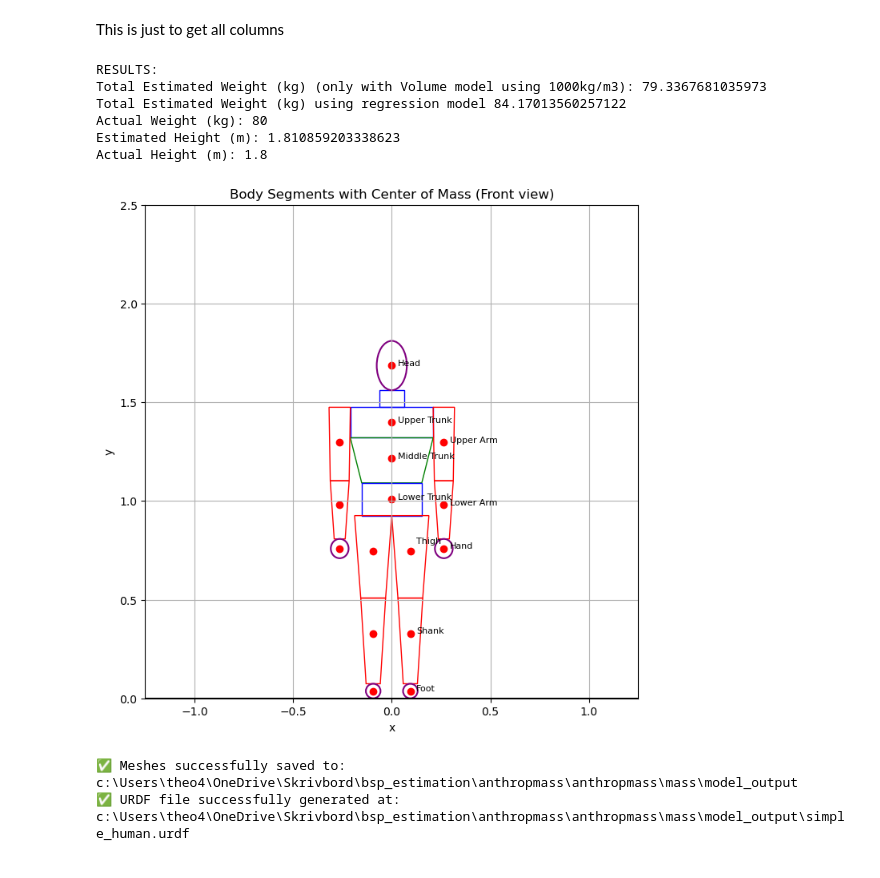
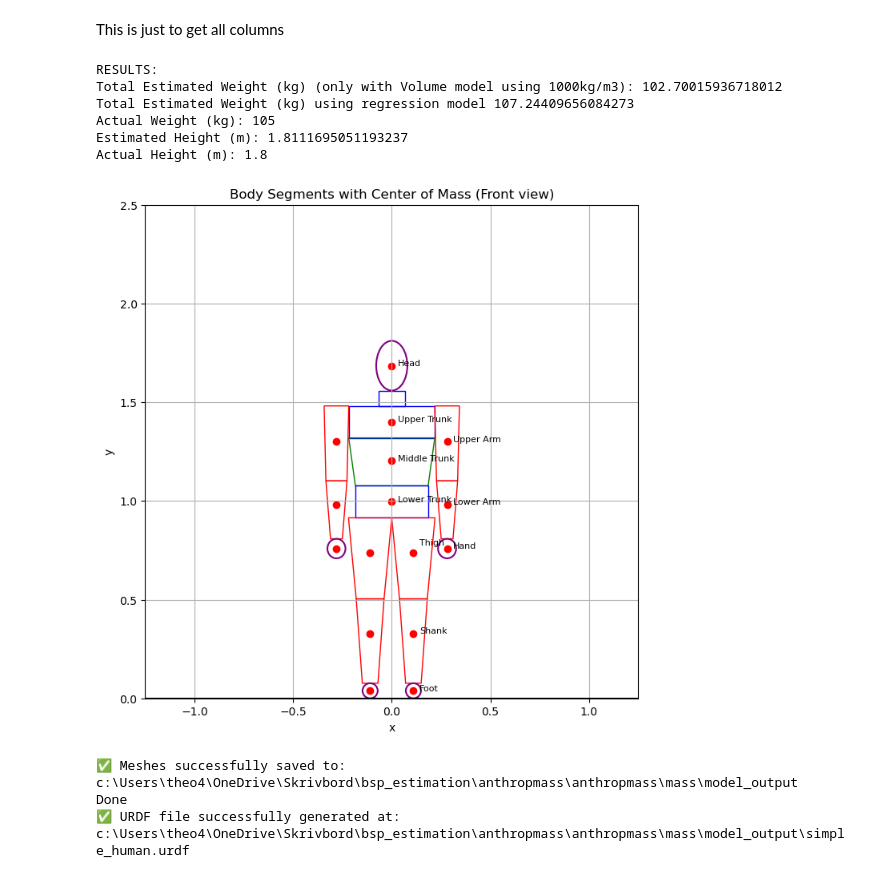
Before and after one commit to jobindjohn/anthromass, a Jupyter notebook: anthropmass/nbs/1000_final_result.ipynb, the cells around one changed output. Cells and saved outputs as stored; diff of their text form; code cells hidden in the pictures.

```diff
--- a/anthropmass/nbs/1000_final_result.ipynb
+++ b/anthropmass/nbs/1000_final_result.ipynb
@@ -21,15 +21,15 @@ def make_a_man(weight, height, gender):
     df = make_predictions('xgboost',variables, weight, height, gender)
     main(df, weight, height)
 # %%
-make_a_man(80,1800,1)
+make_a_man(105,1800,1)
 # %% [output]
 RESULTS:
-Total Estimated Weight (kg) (only with Volume model using 1000kg/m3): 79.3367681035973
-Total Estimated Weight (kg) using regression model 84.17013560257122
-Actual Weight (kg): 80
-Estimated Height (m): 1.810859203338623
+Total Estimated Weight (kg) (only with Volume model using 1000kg/m3): 102.70015936718012
+Total Estimated Weight (kg) using regression model 107.24409656084273
+Actual Weight (kg): 105
+Estimated Height (m): 1.8111695051193237
 Actual Height (m): 1.8
-[figure, old version]
+[figure, new version]
 # %%
 def generate_urdf_files(weight: int, height: int, gender: int):
     # 1) get the *raw* ANSUR row back out of your prediction
@@ -45,7 +45,8 @@ def generate_urdf_files(weight: int, height: int, gender: int):
     # 4) write the .urdf from the *raw* row, so it can call get_measurements again
     create_urdf(person, height)
 # %%
-generate_urdf_files(80,1800,1)
+generate_urdf_files(100,1800,1)
 # %% [output]
 ✅ Meshes successfully saved to: c:\Users\theo4\OneDrive\Skrivbord\bsp_estimation\anthropmass\anthropmass\mass\model_output
+Done
 ✅ URDF file successfully generated at: c:\Users\theo4\OneDrive\Skrivbord\bsp_estimation\anthropmass\anthropmass\mass\model_output\simple_human.urdf
```
Also changed, not shown: 3 other files.
